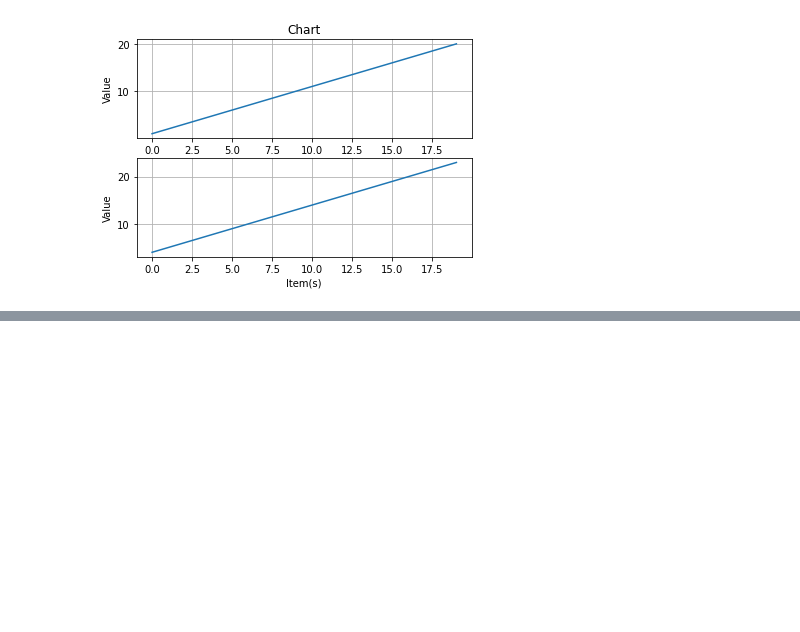
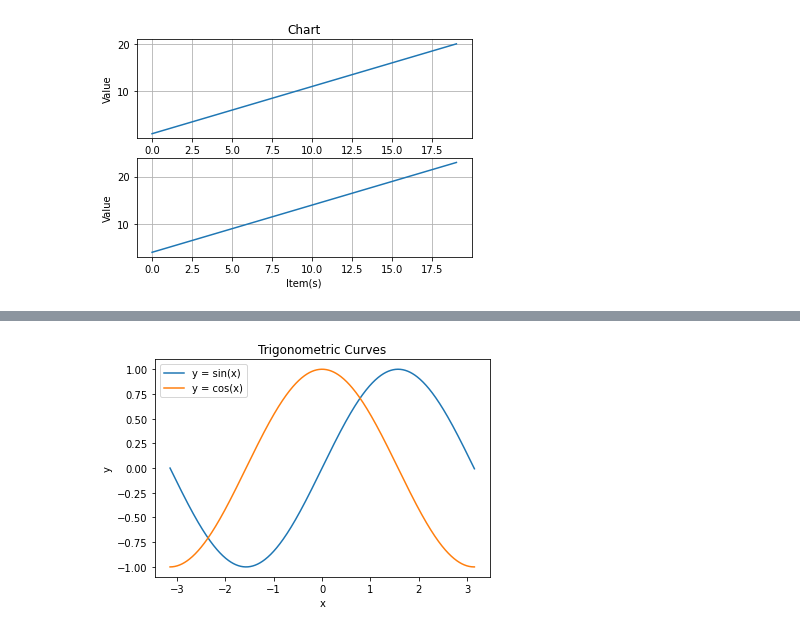
Before and after one commit to TR0UBLESH00TER/Programs-and-Projects, a Jupyter notebook: Numpy & Matplotlib/graphs.ipynb, the cells around one changed output, grey strips where cells are left out. Cells and saved outputs as stored; diff of their text form; code cells hidden in the pictures; blank space fills up the shorter version.

```diff
--- a/Numpy & Matplotlib/graphs.ipynb
+++ b/Numpy & Matplotlib/graphs.ipynb
@@ -53,0 +78,14 @@ plt.show()
+# %%
+x = np.arange(-math.pi,math.pi+0.01,0.01)
+y = np.sin(x)
+plt.plot(x,y,label = 'y = sin(x)')
+y = np.cos(x)
+plt.plot(x,y,label = 'y = cos(x)')
+
+plt.title("Trigonometric Curves")
+plt.xlabel('x')
+plt.ylabel('y')
+plt.legend()
+plt.show()
+# %% [output]
+[figure, added]
```
Also changed, not shown: parts of 13 cells of this notebook.
